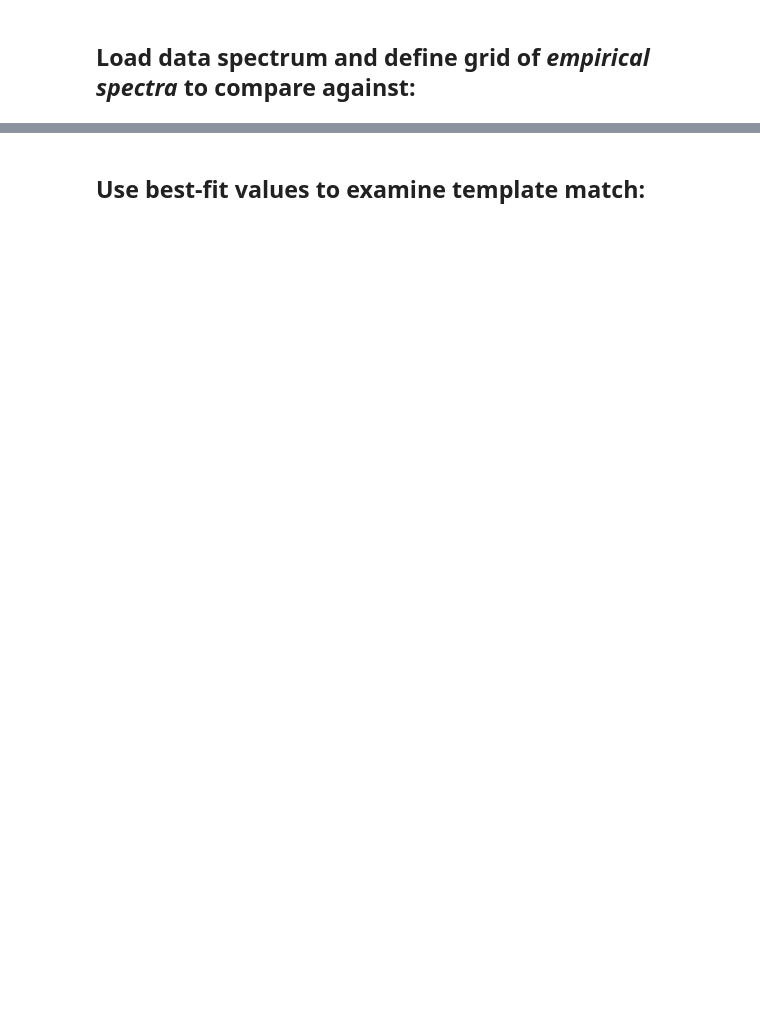
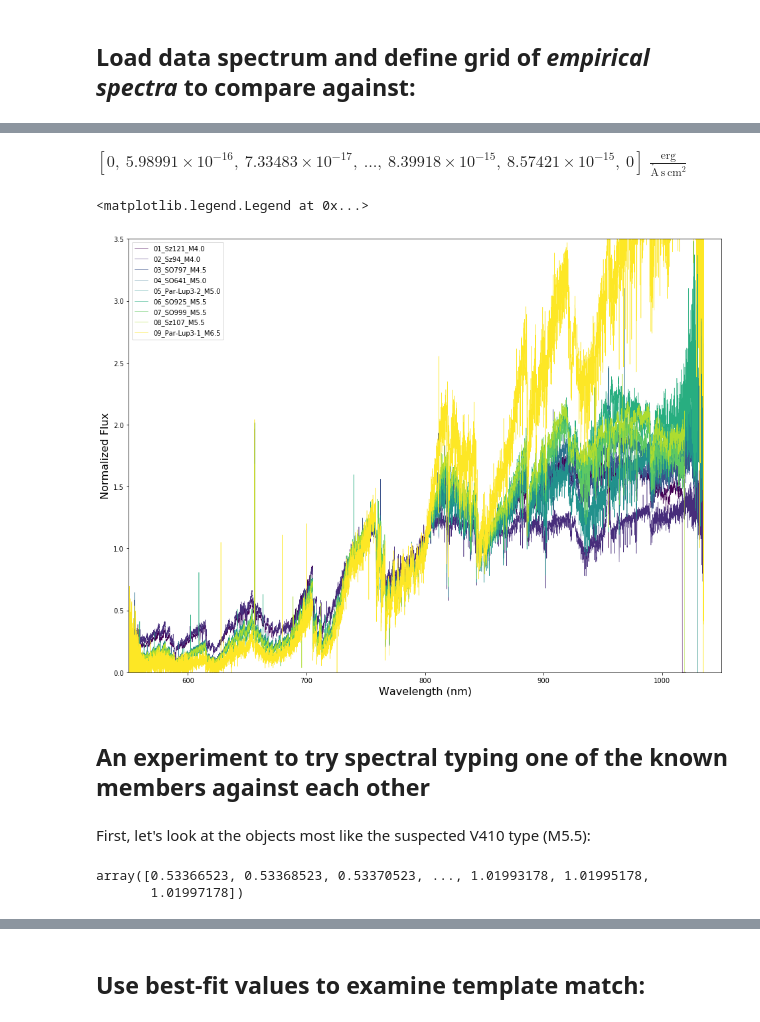
Before and after one commit to spacegal-spiff/TTauri_SpecAnalysis, a Jupyter notebook: EmpiricalAvFitter-Xshooter.ipynb, the cells around one changed output, grey strips where cells are left out. Cells and saved outputs as stored; diff of their text form; code cells hidden in the pictures; blank space fills up the shorter version.

```diff
--- a/EmpiricalAvFitter-Xshooter.ipynb
+++ b/EmpiricalAvFitter-Xshooter.ipynb
@@ -103,0 +134,3 @@ uncertainty_m13 = m13_data[0][2]
+# %%
+# Note that the units are in nm, and mW/m**2/nm.
+wv, fl = np.genfromtxt('Extinction/Manara2013_Library/ManaraReductions/08_Sz107_M5.5_V.txt', skip_header=1, unpack=True)
@@ -103,0 +141,42 @@ uncertainty_m13 = m13_data[0][2]
+# %%
+testfl2
+# %% [output]
+$[0,~5.98991 \times 10^{-16},~7.33483 \times 10^{-17},~\dots,~8.39918 \times 10^{-15},~8.57421 \times 10^{-15},~0] \; \mathrm{\frac{erg}{\mathring{A}\,s\,cm^{2}}}$
+# %%
+# read all of the visible arm spectra into a dictionary:
+manara_spec = {}
+V_templates = glob.glob('Extinction/Manara2013_Library/ManaraReductions/*_V.txt')
+# %%
+for templ in V_templates:
+    wv, fl = np.genfromtxt(templ, skip_header=1, unpack=True)
+    fl = fl*(u.mW)*(u.m**-2)*(u.nm**-1)
+    conv_fl = fl.to((u.erg)*(u.s**-1)*(u.cm**-2)*(u.angstrom**-1))
+    manara_spec[templ] = (wv, conv_fl.value)
+# %%
+plt.figure(figsize=(16,12))
+
+colors = plt.cm.viridis(np.linspace(0,1,len(V_templates)))
+
+for idx,templ in enumerate(V_templates):
+    plt.plot(manara_spec[templ][0], manara_spec[templ][1]/np.median(manara_spec[templ][1]), \
+             lw=0.5, color=colors[idx],
+             label=templ.split('/')[-1].strip('_V.txt'))
+plt.xlabel('Wavelength (nm)', size=16)
+# plt.ylabel(r'Flux (erg s$^{-1}$ cm$^{-2}$ $\AA^{-1}$)', size=16)
+plt.ylabel('Normalized Flux', size=16)
+# plt.ylim(0,3e-14)
+plt.ylim(0,3.5)
+plt.xlim(550,1050)
+plt.legend(loc=2)
+# %% [output]
+<matplotlib.legend.Legend at 0x...>
+[figure, added]
+# %% [markdown]
+## An experiment to try spectral typing one of the known members against each other
+# %% [markdown]
+First, let's look at the objects most like the suspected V410 type (M5.5):
+# %%
+wavelength_object
+# %% [output]
+array([0.53366523, 0.53368523, 0.53370523, ..., 1.01993178, 1.01995178,
+       1.01997178])
```
Also changed, not shown: parts of 39 cells of this notebook.
